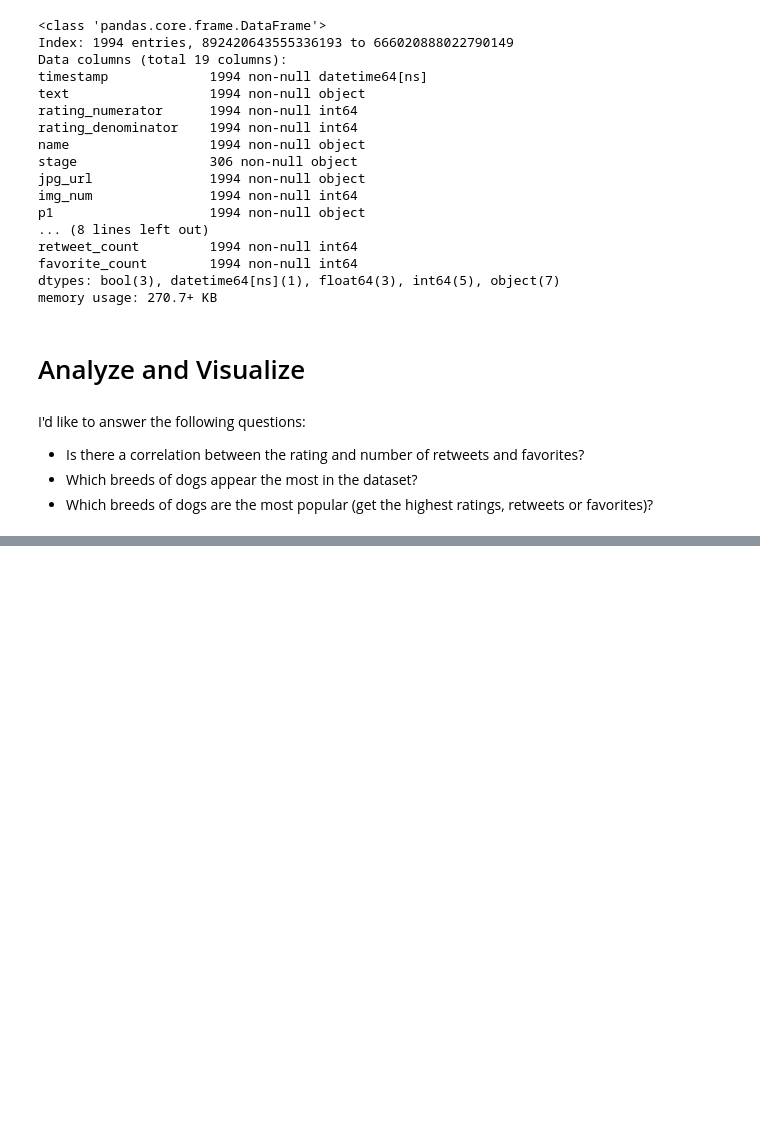
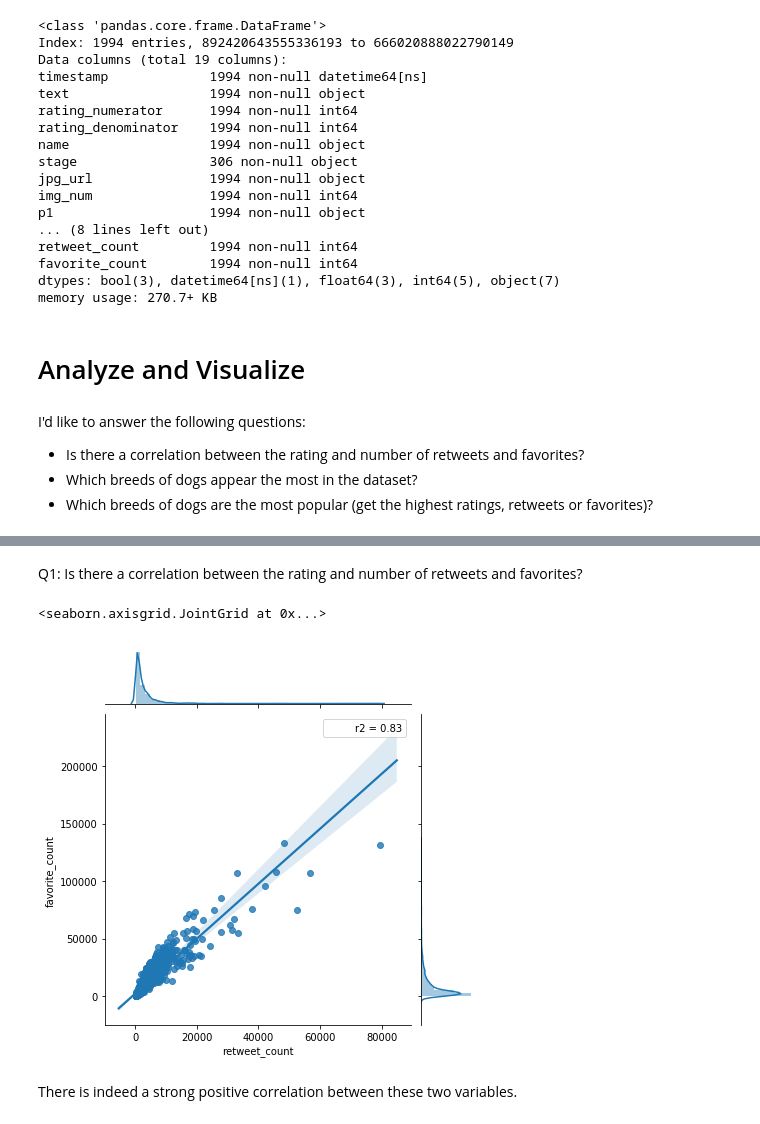
Before and after one commit to jgu1989/UdacityDataAnalystNanodegree, a Jupyter notebook: 4_Wrangle_Analyze/wrangle_act.ipynb, the cells around one changed output, grey strips where cells are left out. Cells and saved outputs as stored; diff of their text form; code cells hidden in the pictures; blank space fills up the shorter version.

Commit message:
Analyze correlation between retweets and favorites

```diff
--- a/4_Wrangle_Analyze/wrangle_act.ipynb
+++ b/4_Wrangle_Analyze/wrangle_act.ipynb
@@ -674,0 +669,11 @@ df_inner.head()
+# %% [markdown]
+Q1: Is there a correlation between the rating and number of retweets and favorites?
+# %%
+def r2(x, y):
+    return stats.pearsonr(df_inner.retweet_count, df_inner.favorite_count)[0] ** 2
+sns.jointplot(data = df_inner, x='retweet_count', y='favorite_count', kind='reg', stat_func=r2)
+# %% [output]
+<seaborn.axisgrid.JointGrid at 0x...>
+[figure, added]
+# %% [markdown]
+There is indeed a strong positive correlation between these two variables.
```
Also changed, not shown: parts of 2 cells of this notebook.
